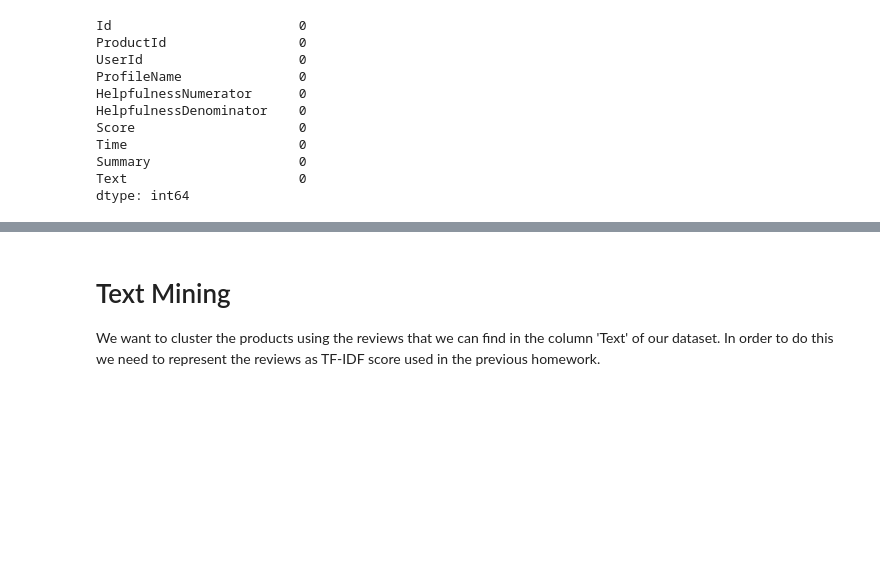
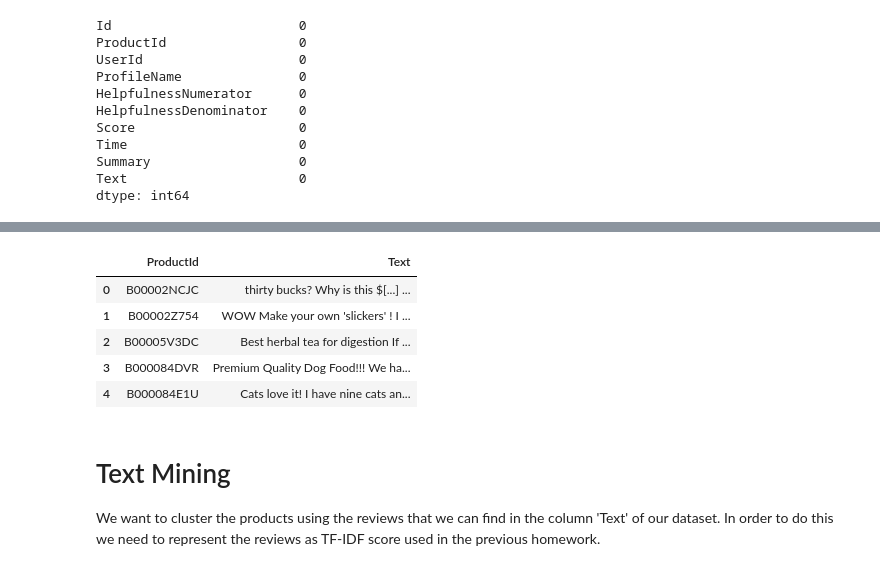
Before and after one commit to domenicocinque/ADM-HW4, a Jupyter notebook: HW4_Q2.ipynb, the cells around one changed output, grey strips where cells are left out. Drawn from its saved outputs; the diff is of its cells as text; code cells hidden in the pictures; blank space fills up the shorter version.

```diff
--- a/HW4_Q2.ipynb
+++ b/HW4_Q2.ipynb
@@ -54,3 +60,12 @@ dataset.head()
+# %%
+df.head()
+# %% [output]
+|  | ProductId | Text |
+| 0 | B00002NCJC | thirty bucks? Why is this $[...] ... |
+| 1 | B00002Z754 | WOW Make your own 'slickers' ! I ... |
+| 2 | B00005V3DC | Best herbal tea for digestion If ... |
+| 3 | B000084DVR | Premium Quality Dog Food!!! We ha... |
+| 4 | B000084E1U | Cats love it! I have nine cats an... |
 # %% [markdown]
 # Text Mining
 We want to cluster the products using the reviews that we can find in the column 'Text' of our dataset. In order to do this we need to represent the reviews as TF-IDF score used in the previous homework.
```
Also changed, not shown: parts of 28 cells of this notebook.
